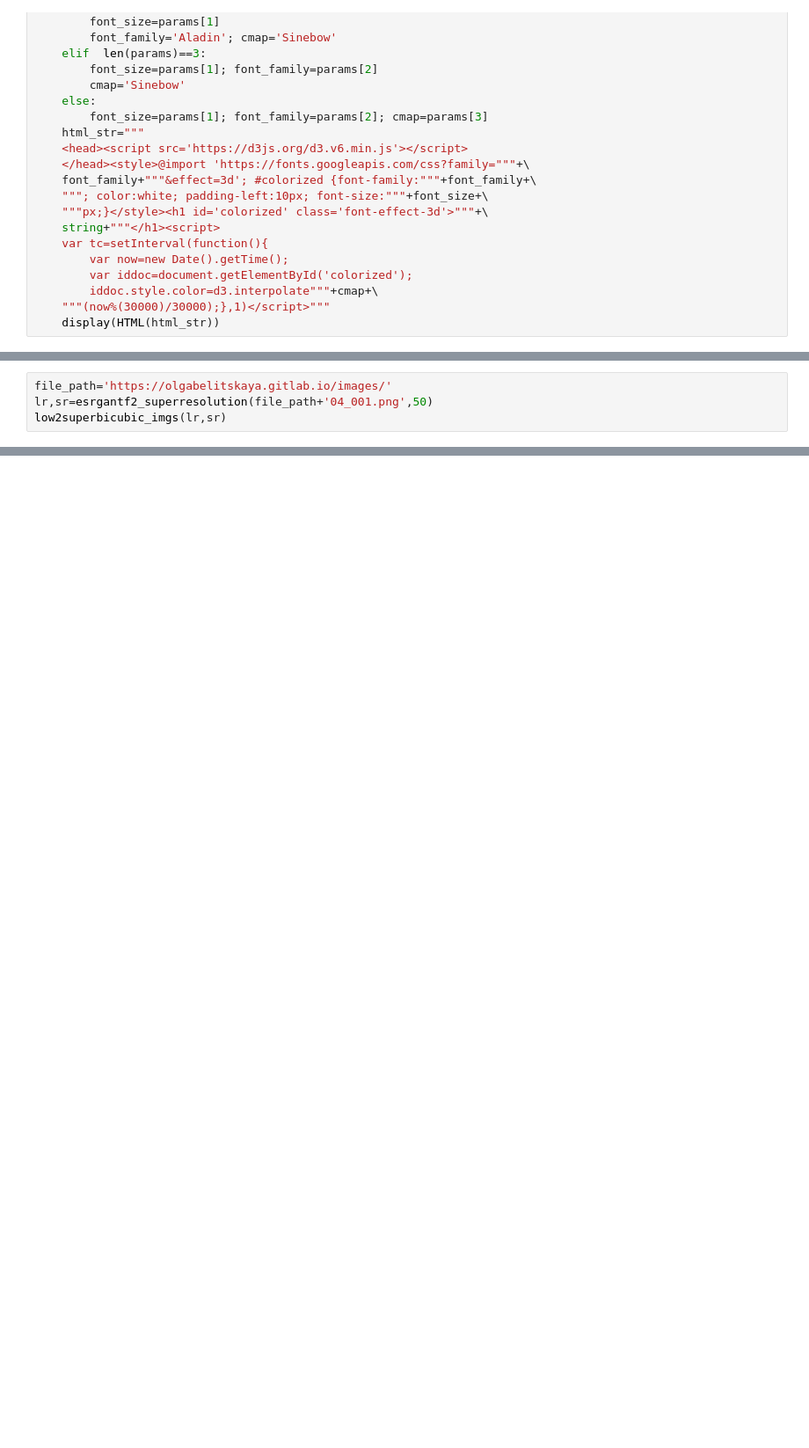
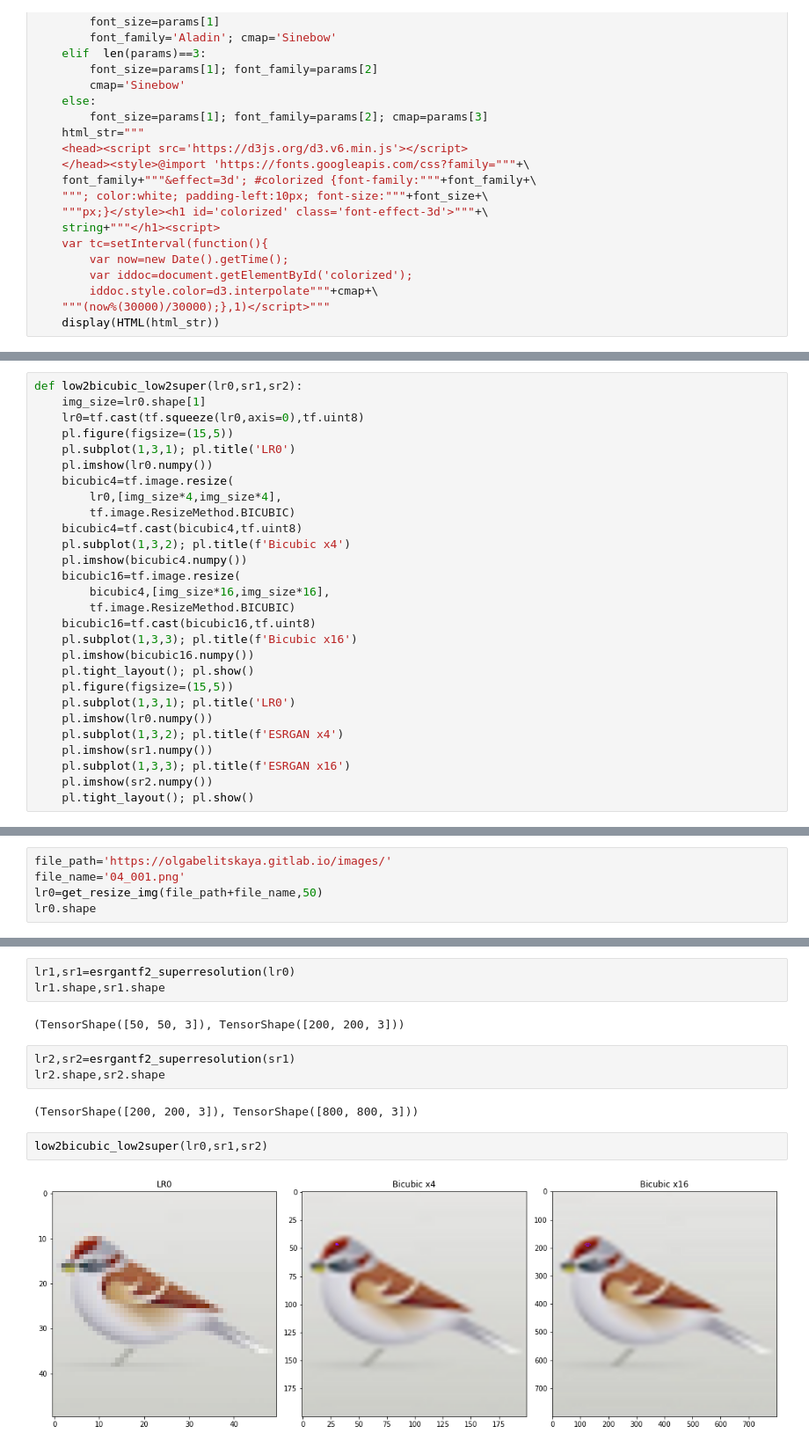
Before and after one commit to OlgaBelitskaya/colab_notebooks, a Jupyter notebook: tensorflow_cookbook7.ipynb, the cells around one changed output, grey strips where cells are left out. Shown at 88% size. Cells and saved outputs as stored; diff of their text form; blank space fills up the shorter version.

```diff
--- a/tensorflow_cookbook7.ipynb
+++ b/tensorflow_cookbook7.ipynb
@@ -81,11 +74,40 @@ def low2superbicubic_imgs(lr,sr):
+# %%
+def low2bicubic_low2super(lr0,sr1,sr2):
+    img_size=lr0.shape[1]
+    lr0=tf.cast(tf.squeeze(lr0,axis=0),tf.uint8)
+    pl.figure(figsize=(15,5))
+    pl.subplot(1,3,1); pl.title('LR0')
+    pl.imshow(lr0.numpy())
+    bicubic4=tf.image.resize(
+        lr0,[img_size*4,img_size*4],
+        tf.image.ResizeMethod.BICUBIC)
+    bicubic4=tf.cast(bicubic4,tf.uint8)
+    pl.subplot(1,3,2); pl.title(f'Bicubic x4')
+    pl.imshow(bicubic4.numpy())
+    bicubic16=tf.image.resize(
+        bicubic4,[img_size*16,img_size*16],
+        tf.image.ResizeMethod.BICUBIC)
+    bicubic16=tf.cast(bicubic16,tf.uint8)
+    pl.subplot(1,3,3); pl.title(f'Bicubic x16')
+    pl.imshow(bicubic16.numpy())
+    pl.tight_layout(); pl.show()
+    pl.figure(figsize=(15,5))
+    pl.subplot(1,3,1); pl.title('LR0')
+    pl.imshow(lr0.numpy())
+    pl.subplot(1,3,2); pl.title(f'ESRGAN x4')
+    pl.imshow(sr1.numpy())
+    pl.subplot(1,3,3); pl.title(f'ESRGAN x16')
+    pl.imshow(sr2.numpy())
+    pl.tight_layout(); pl.show()
 # %%
 %cmap_header ESRGAN Super Resolution
 # %% [output]
 [interactive output not drawn]
 # %%
 file_path='https://olgabelitskaya.gitlab.io/images/'
-lr,sr=esrgantf2_superresolution(file_path+'04_001.png',50)
-low2superbicubic_imgs(lr,sr)
+file_name='04_001.png'
+lr0=get_resize_img(file_path+file_name,50)
+lr0.shape
 # %% [output]
 Downloading data from https://olgabelitskaya.gitlab.io/images/04_001.png
 16384/12115 [========================================] - 0s 0us/step
@@ -102,0 +116,14 @@ Downloading data from https://olgabelitskaya.gitlab.io/images/01_019.png
+# %%
+lr1,sr1=esrgantf2_superresolution(lr0)
+lr1.shape,sr1.shape
+# %% [output]
+(TensorShape([50, 50, 3]), TensorShape([200, 200, 3]))
+# %%
+lr2,sr2=esrgantf2_superresolution(sr1)
+lr2.shape,sr2.shape
+# %% [output]
+(TensorShape([200, 200, 3]), TensorShape([800, 800, 3]))
+# %%
+low2bicubic_low2super(lr0,sr1,sr2)
+# %% [output]
+[figure, added]
```
Also changed, not shown: parts of 11 cells of this notebook, 1 other file.
